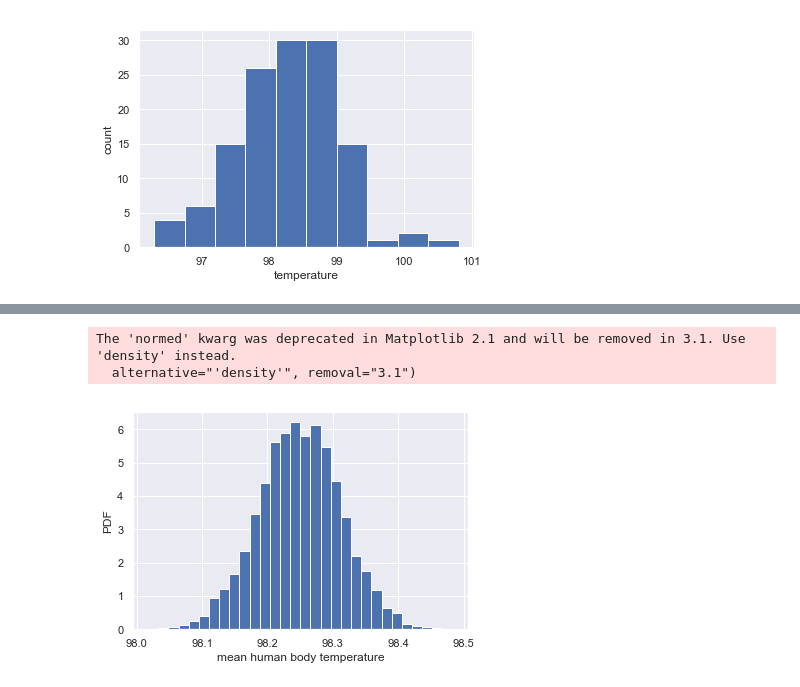
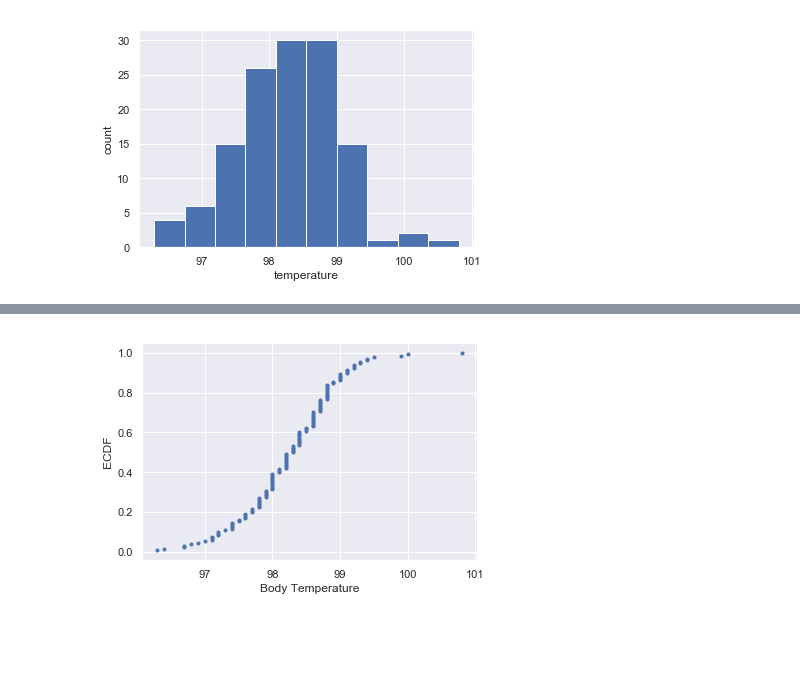
Before and after one commit to kartikvenkat0711/Walmart-Data-Science-capstone, a Jupyter notebook: sliderule_dsi_inferential_statistics_exercise_1.ipynb, the cells around one changed output, grey strips where cells are left out. Drawn from its saved outputs; the diff is of its cells as text; code cells hidden in the pictures; blank space fills up the shorter version.

```diff
--- a/sliderule_dsi_inferential_statistics_exercise_1.ipynb
+++ b/sliderule_dsi_inferential_statistics_exercise_1.ipynb
@@ -112,16 +102,16 @@ plt.show()
-# %%
-# Creating bootstrap samples and computing bootstrap replicate
-def bootstrap_replicate_1d(data, func):
-    bs_sample = np.random.choice(data, len(data))
-    return func(bs_sample)
-bs_replicates = np.empty(10000)
-for i in range(10000):
-    bs_replicates[i] = bootstrap_replicate_1d(df['temperature'], np.mean)
-_ = plt.hist(bs_replicates, bins = 30, normed = True)
-_ = plt.xlabel('mean human body temperature')
-_ = plt.ylabel('PDF')
-plt.show()
-# %% [output]
-The 'normed' kwarg was deprecated in Matplotlib 2.1 and will be removed in 3.1. Use 'density' instead.
-  alternative="'density'", removal="3.1")
-[figure, removed]
+# %%
+# Function for computing ECDF
+def ecdf(data):
+    n = len(data) # no of data points
+    x = np.sort(data)
+    y = np.arange(1, n + 1)/n
+    return x, y
+# %%
+# Plotting ECDF of body temperatures
+x_temp, y_temp = ecdf(df.temperature)
+plt.plot(x_temp, y_temp, marker = '.', linestyle = 'none')
+plt.xlabel('Body Temperature')
+plt.ylabel('ECDF')
+plt.show()
+# %% [output]
+[figure, added]
```
Also changed, not shown: parts of 25 cells of this notebook.
